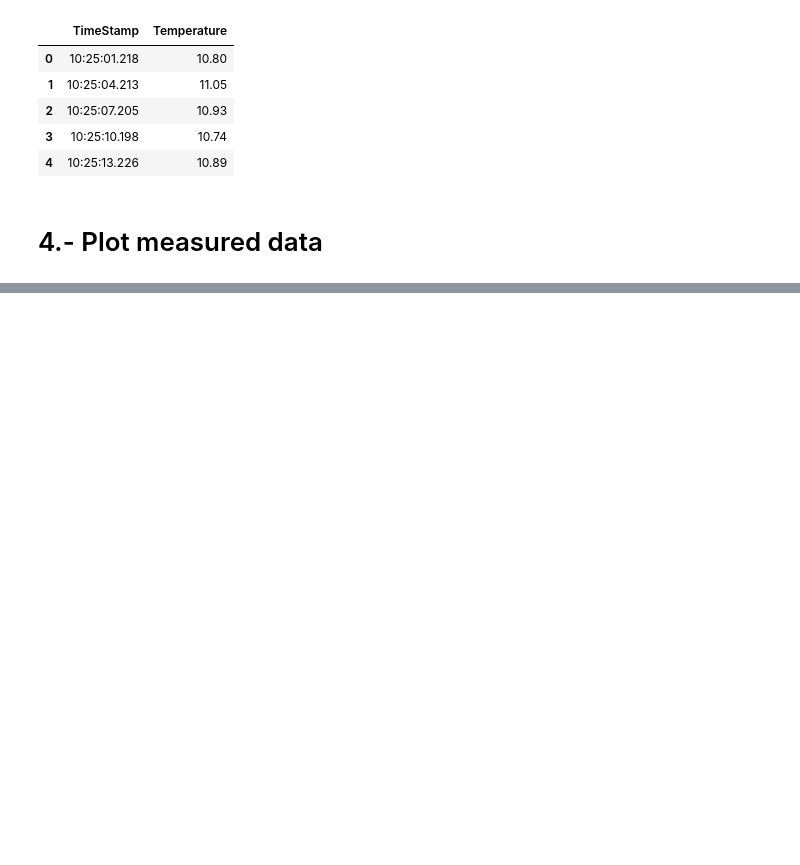
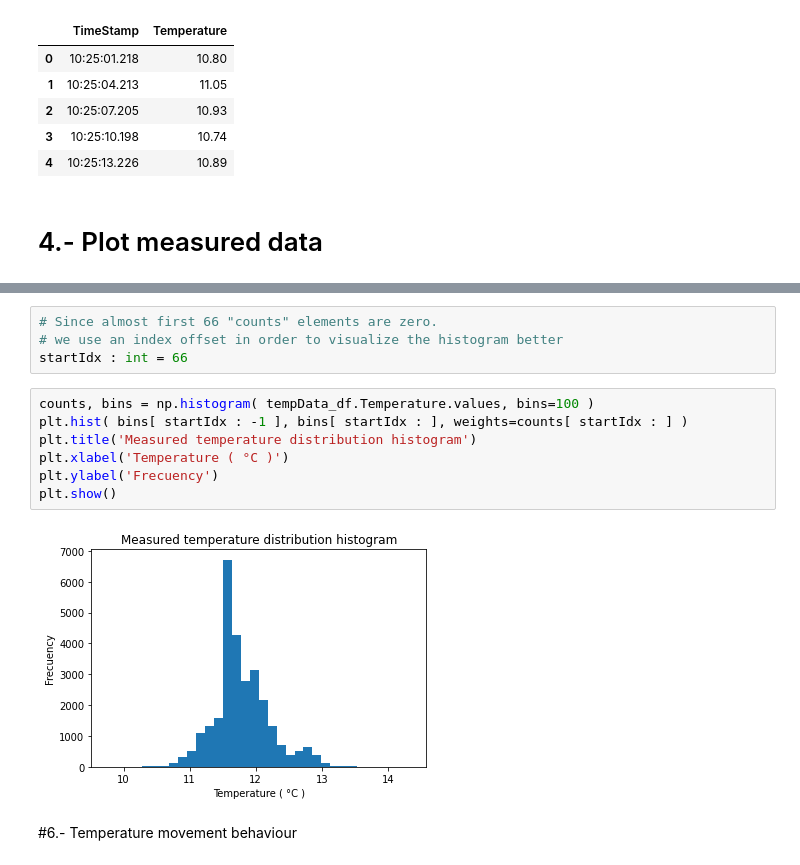
Before and after one commit to EfrenDRF/udgS3IoT, a Jupyter notebook: doc/01_csvAnalysis/tempDataAnalysis.ipynb, the cells around one changed output, grey strips where cells are left out. Drawn from its saved outputs; the diff is of its cells as text; blank space fills up the shorter version.

```diff
--- a/doc/01_csvAnalysis/tempDataAnalysis.ipynb
+++ b/doc/01_csvAnalysis/tempDataAnalysis.ipynb
@@ -94,0 +151,15 @@ plt.show()
+# %%
+# Since almost first 66 "counts" elements are zero.
+# we use an index offset in order to visualize the histogram better
+startIdx : int = 66
+# %%
+counts, bins = np.histogram( tempData_df.Temperature.values, bins=100 )
+plt.hist( bins[ startIdx : -1 ], bins[ startIdx : ], weights=counts[ startIdx : ] )
+plt.title('Measured temperature distribution histogram')
+plt.xlabel('Temperature ( °C )')
+plt.ylabel('Frecuency')
+plt.show()
+# %% [output]
+[figure, added]
+# %% [markdown]
+#6.- Temperature movement behaviour
```
Also changed, not shown: parts of 13 cells of this notebook.
